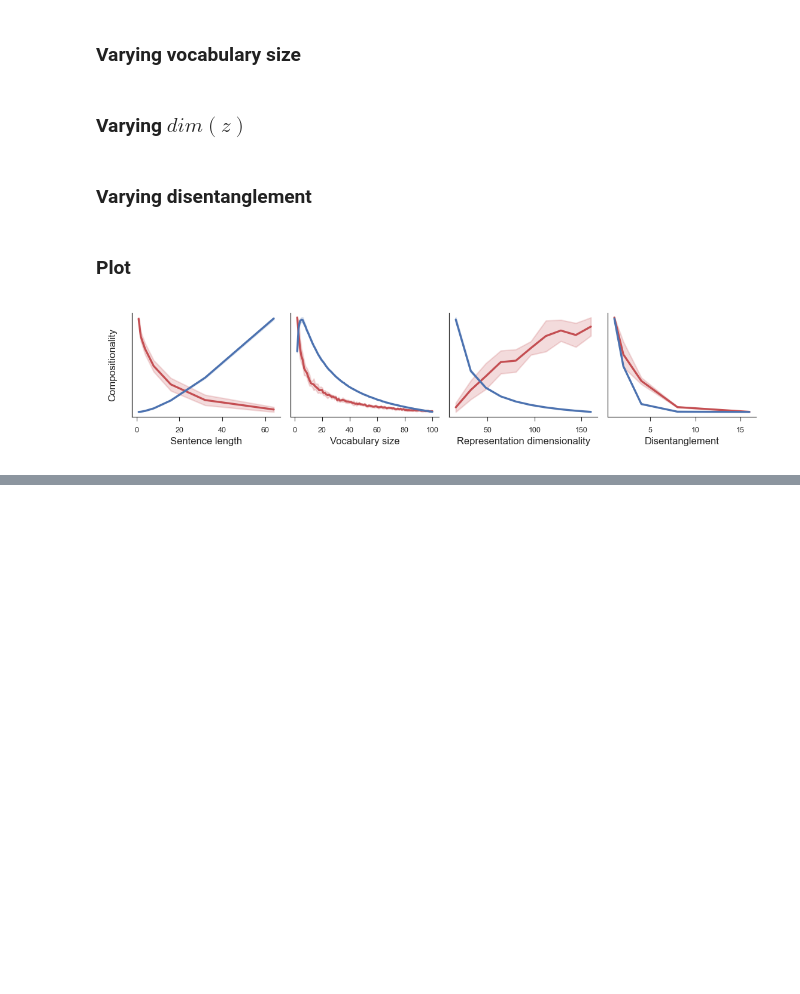
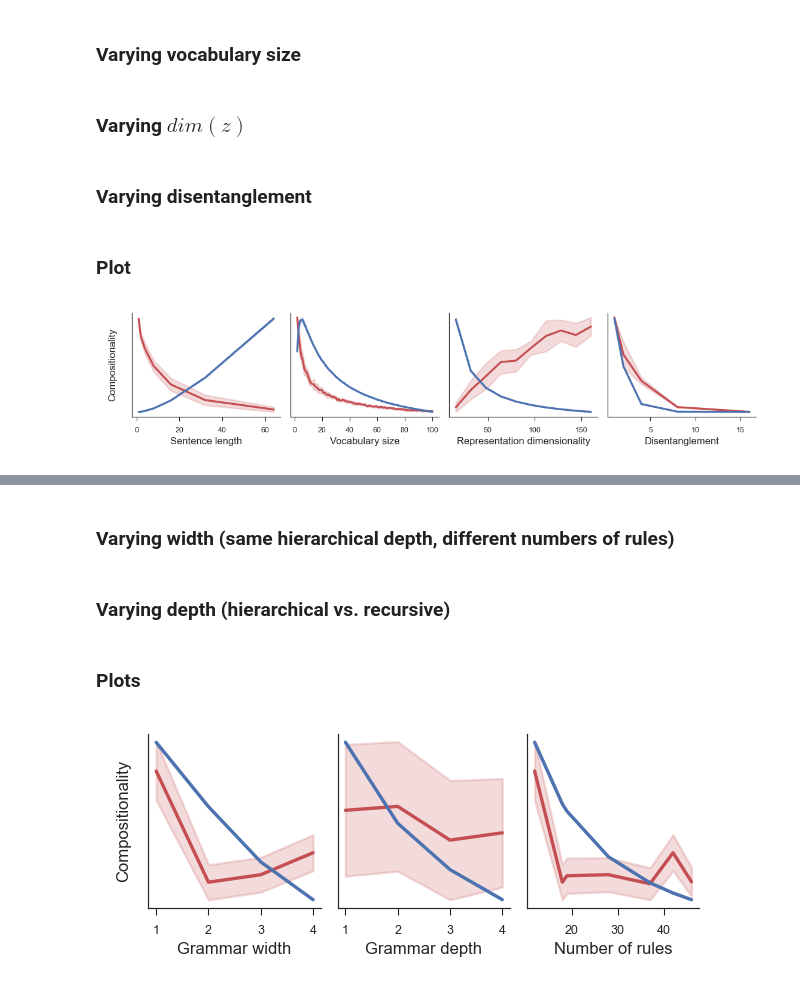
Before and after one commit to EricElmoznino/complexity_compositionality, a Jupyter notebook: papers/idea_preprint/notebook.ipynb, the cells around one changed output, grey strips where cells are left out. Drawn from its saved outputs; the diff is of its cells as text; code cells hidden in the pictures; blank space fills up the shorter version.

Commit message:
- Added synthetic grammar experiments for paper - Updated figure for synthetic representations

```diff
--- a/papers/idea_preprint/notebook.ipynb
+++ b/papers/idea_preprint/notebook.ipynb
@@ -2,6 +2,7 @@
 # Imports and API
 # %%
 import sys
+import os
 
 import numpy as np
 import pandas as pd
@@ -25,6 +26,7 @@ from datasets.simulated.data_generators import (
 sns.set_theme(
     style="ticks",
     context="paper",
+    palette="deep",
     rc={
         "font.size": 5,
         "axes.titlesize": 6,
@@ -235,0 +310,2 @@ plt.show()
+# %% [markdown]
+### Varying width (same hierarchical depth, different numbers of rules)
@@ -235,0 +350,2 @@ plt.show()
+# %% [markdown]
+### Varying depth (hierarchical vs. recursive)
@@ -235,0 +390,41 @@ plt.show()
+# %% [markdown]
+### Plots
+# %%
+fig, axs = plt.subplots(nrows=1, ncols=3, figsize=(3, 1.2))
+
+experiments = {
+    "Grammar width": data_grammar_width,
+    "Grammar depth": data_grammar_depth,
+    "Number of rules": pd.concat([data_grammar_width, data_grammar_depth]),
+}
+
+for i, variable in enumerate(experiments):
+    ax1, ax2 = axs[i], axs[i].twinx()
+    sns.lineplot(
+        data=experiments[variable],
+        x=variable,
+        y="Topological similarity",
+        errorbar="sd",
+        color=sns.color_palette()[3],
+        ax=ax1,
+    )
+    sns.lineplot(
+        data=experiments[variable],
+        x=variable,
+        y="Compositionality",
+        errorbar="sd",
+        color=sns.color_palette()[0],
+        ax=ax2,
+    )
+    ax1.set(ylabel=None)
+    ax2.set(ylabel=None)
+    ax1.tick_params(axis="y", left=False, labelleft=False)
+    ax2.tick_params(axis="y", right=False, labelright=False)
+
+axs[0].set(ylabel="Compositionality")
+axs[0].yaxis.set_label_coords(-0.1, 0.5)
+
+fig.savefig("saved/grammar.pdf")
+plt.show()
+# %% [output]
+[figure, added]
```
Also changed, not shown: parts of 9 cells of this notebook, 11 other files.
